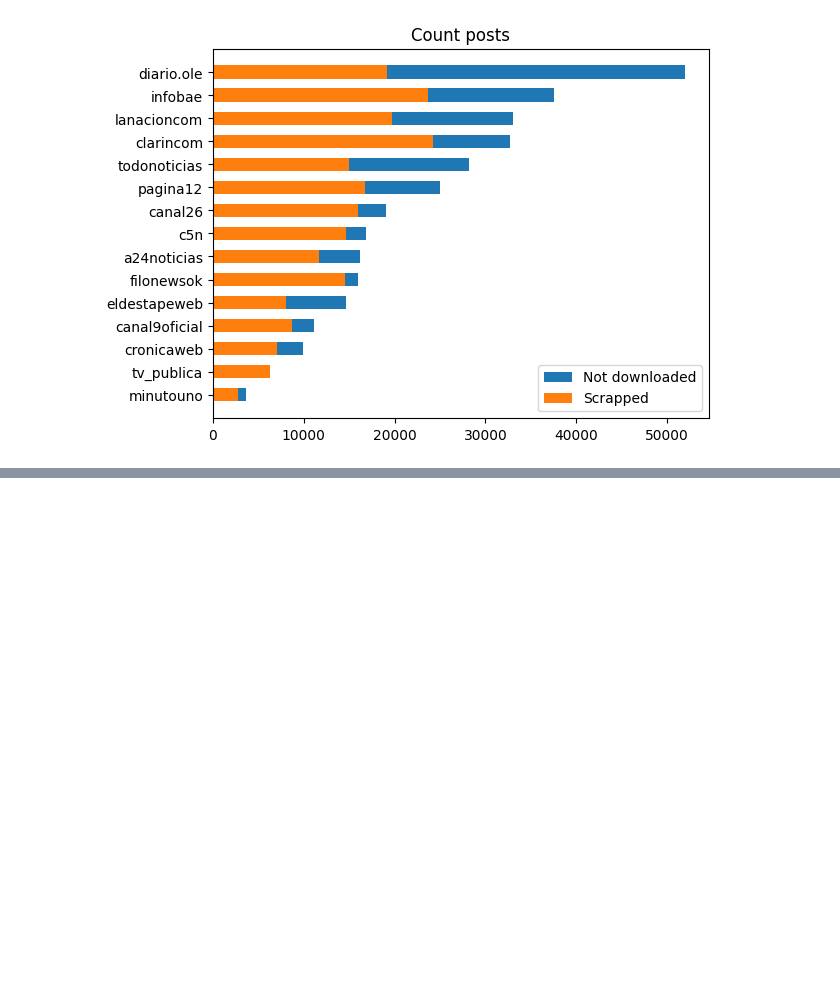
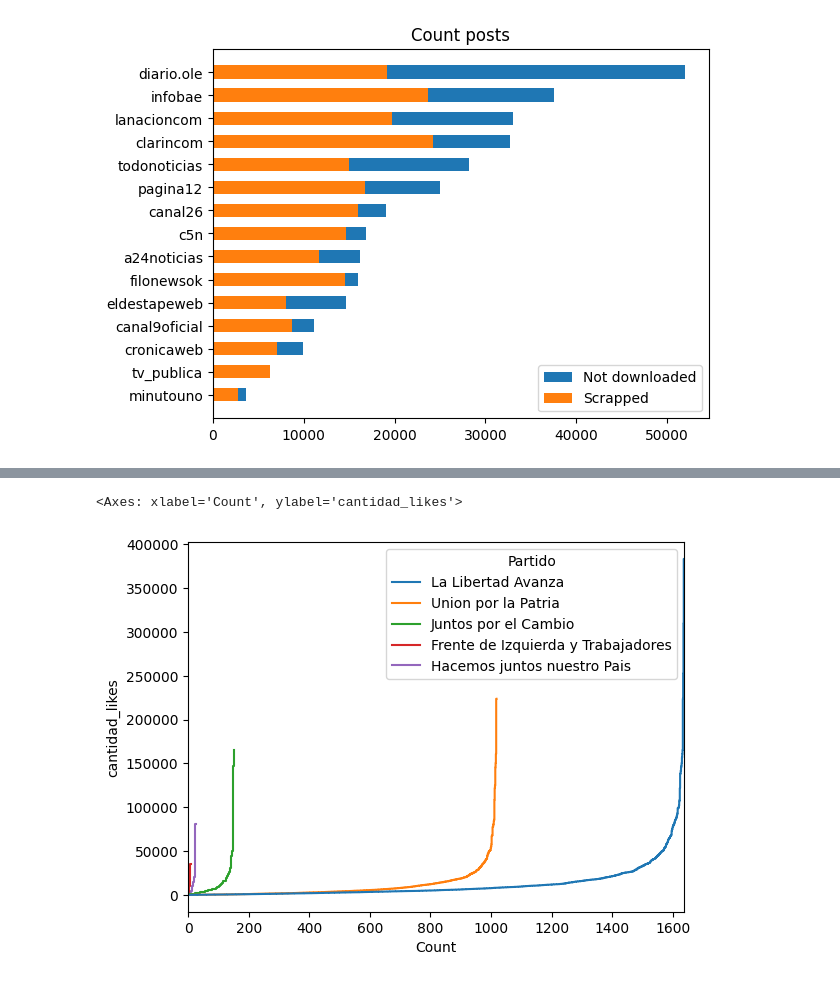
Before and after one commit to 0sc4rL0pez/elecciones2023-arg, a Jupyter notebook: Elecciones + IA/analisis_exploratorio/plotting.ipynb, the cells around one changed output, grey strips where cells are left out. Cells and saved outputs as stored; diff of their text form; code cells hidden in the pictures; blank space fills up the shorter version.

```diff
--- a/Elecciones + IA/analisis_exploratorio/plotting.ipynb
+++ b/Elecciones + IA/analisis_exploratorio/plotting.ipynb
@@ -73,0 +90,8 @@ Text(0.5, 0, '')
+# %%
+month = 12
+post_political_filt = post_political[(post_political['fecha']>datetime.datetime(2023,month-1,1)) & (post_political['fecha']< datetime.datetime(2023,month,1))]
+# %%
+sns.ecdfplot(data=post_political_filt, y="cantidad_likes", hue="Partido",stat='count')
+# %% [output]
+<Axes: xlabel='Count', ylabel='cantidad_likes'>
+[figure, added]
```
Also changed, not shown: parts of 7 cells of this notebook.
